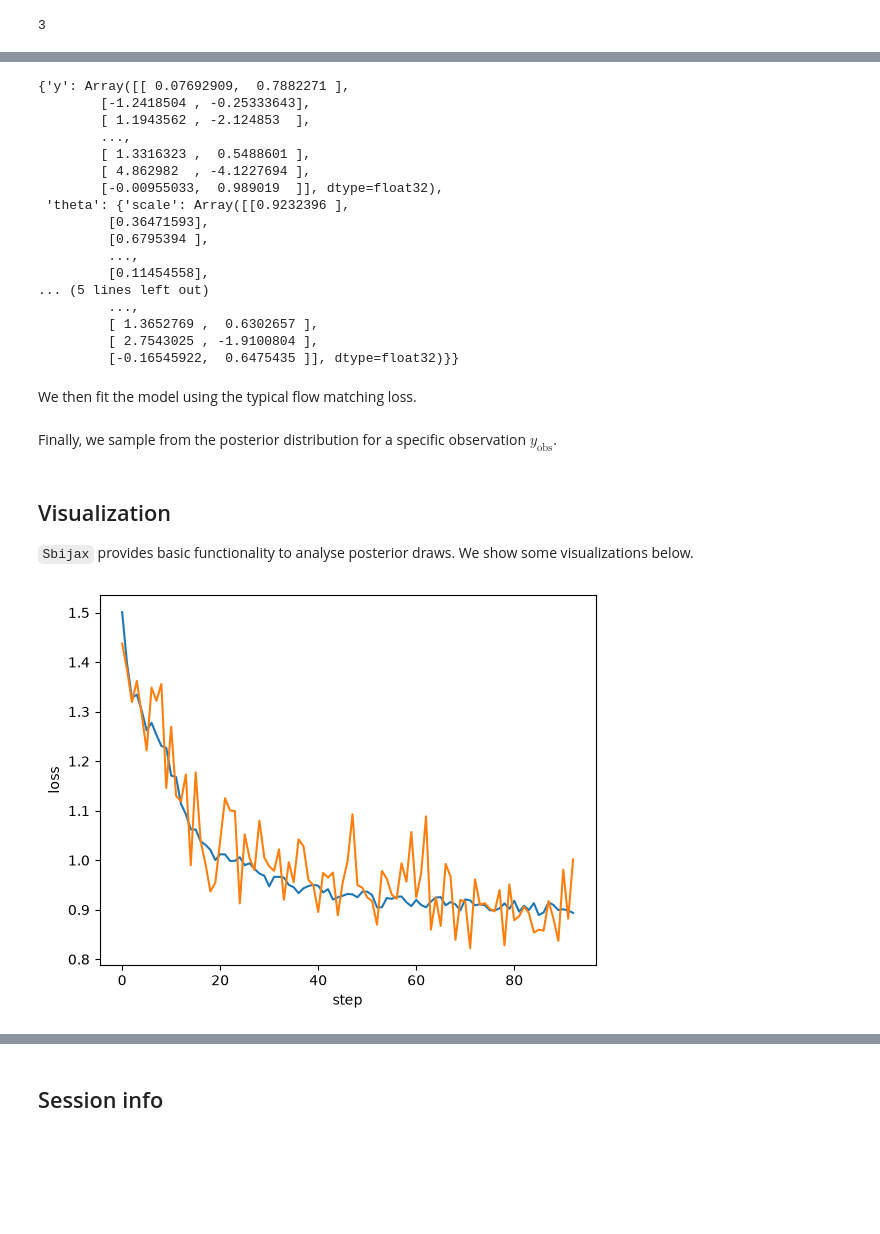
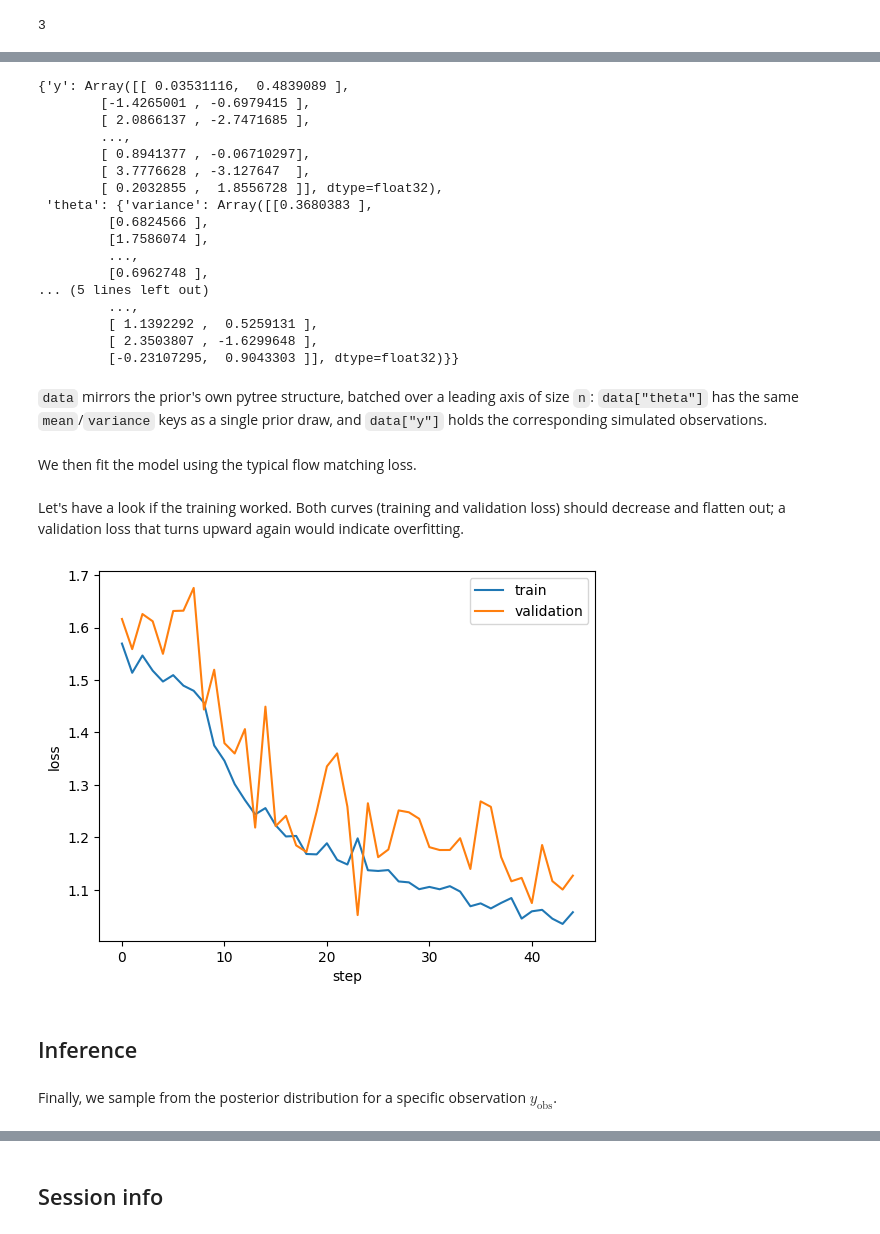
Before and after one commit to dirmeier/sbijax, a Jupyter notebook: docs/notebooks/getting_started.ipynb, the cells around one changed output, grey strips where cells are left out. Saved outputs shown, nothing was run; the diff lists cells and outputs as text; code cells hidden in the pictures; blank space fills up the shorter version.

```diff
--- a/docs/notebooks/getting_started.ipynb
+++ b/docs/notebooks/getting_started.ipynb
@@ -83,31 +113,36 @@ model = fmpe(prior, neural_network)
 
 Inference is then as easy as simulating some data, fitting the data to the model, a sampling from the approximate posterior. The data set is a dictionary of dictionaries (a PyTree in JAX lingo). It contains samples for the simulator function, called `y`, and parameter samples from the prior model, called `theta`.
 # %%
+from sbijax import simulate
+
+prior = prior_fn()
 data = simulate(
-    jr.PRNGKey(1),
-    prior,
-    simulator_fn,
-    n=10_000,
+  jr.key(1),
+  prior,
+  simulator_fn,
+  n=10_000,
 )
 data
 # %% [output]
-{'y': Array([[ 0.07692909,  0.7882271 ],
-        [-1.2418504 , -0.25333643],
-        [ 1.1943562 , -2.124853  ],
+{'y': Array([[ 0.03531116,  0.4839089 ],
+        [-1.4265001 , -0.6979415 ],
+        [ 2.0866137 , -2.7471685 ],
         ...,
-        [ 1.3316323 ,  0.5488601 ],
-        [ 4.862982  , -4.1227694 ],
-        [-0.00955033,  0.989019  ]], dtype=float32),
- 'theta': {'scale': Array([[0.9232396 ],
-         [0.36471593],
-         [0.6795394 ],
+        [ 0.8941377 , -0.06710297],
+        [ 3.7776628 , -3.127647  ],
+        [ 0.2032855 ,  1.8556728 ]], dtype=float32),
+ 'theta': {'variance': Array([[0.3680383 ],
+         [0.6824566 ],
+         [1.7586074 ],
          ...,
-         [0.11454558],
+         [0.6962748 ],
 ... (5 lines left out)
          ...,
-         [ 1.3652769 ,  0.6302657 ],
-         [ 2.7543025 , -1.9100804 ],
-         [-0.16545922,  0.6475435 ]], dtype=float32)}}
+         [ 1.1392292 ,  0.5259131 ],
+         [ 2.3503807 , -1.6299648 ],
+         [-0.23107295,  0.9043303 ]], dtype=float32)}}
+# %% [markdown]
+`data` mirrors the prior's own pytree structure, batched over a leading axis of size `n`: `data["theta"]` has the same `mean`/`variance` keys as a single prior draw, and `data["y"]` holds the corresponding simulated observations.
 # %% [markdown]
 We then fit the model using the typical flow matching loss.
 # %%
@@ -115,3 +155,16 @@ params, info = model.fit(jr.PRNGKey(2), data, n_iter=100, n_early_stopping_patie
+# %% [markdown]
+Let's have a look if the training worked. Both curves (training and validation loss) should decrease and flatten out; a validation loss that turns upward again would indicate overfitting.
+# %%
+plt.plot(info.losses[1:, 0], label="train")
+plt.plot(info.losses[1:, 1], label="validation")
+plt.xlabel("step")
+plt.ylabel("loss")
+plt.legend()
+plt.show()
+# %% [output]
+[figure, new version]
+# %% [markdown]
+## Inference
 # %% [markdown]
 Finally, we sample from the posterior distribution for a specific observation $y_{\text{obs}}$.
 # %%
@@ -122,11 +175,0 @@ samples, _ = model.sample(
-# %% [markdown]
-## Visualization
-
-`Sbijax` provides basic functionality to analyse posterior draws. We show some visualizations below.
-# %%
-plt.plot(info.losses)
-plt.xlabel("step")
-plt.ylabel("loss")
-plt.show()
-# %% [output]
-[figure, old version]
```
Also changed, not shown: parts of 22 cells of this notebook, 19 other files.
